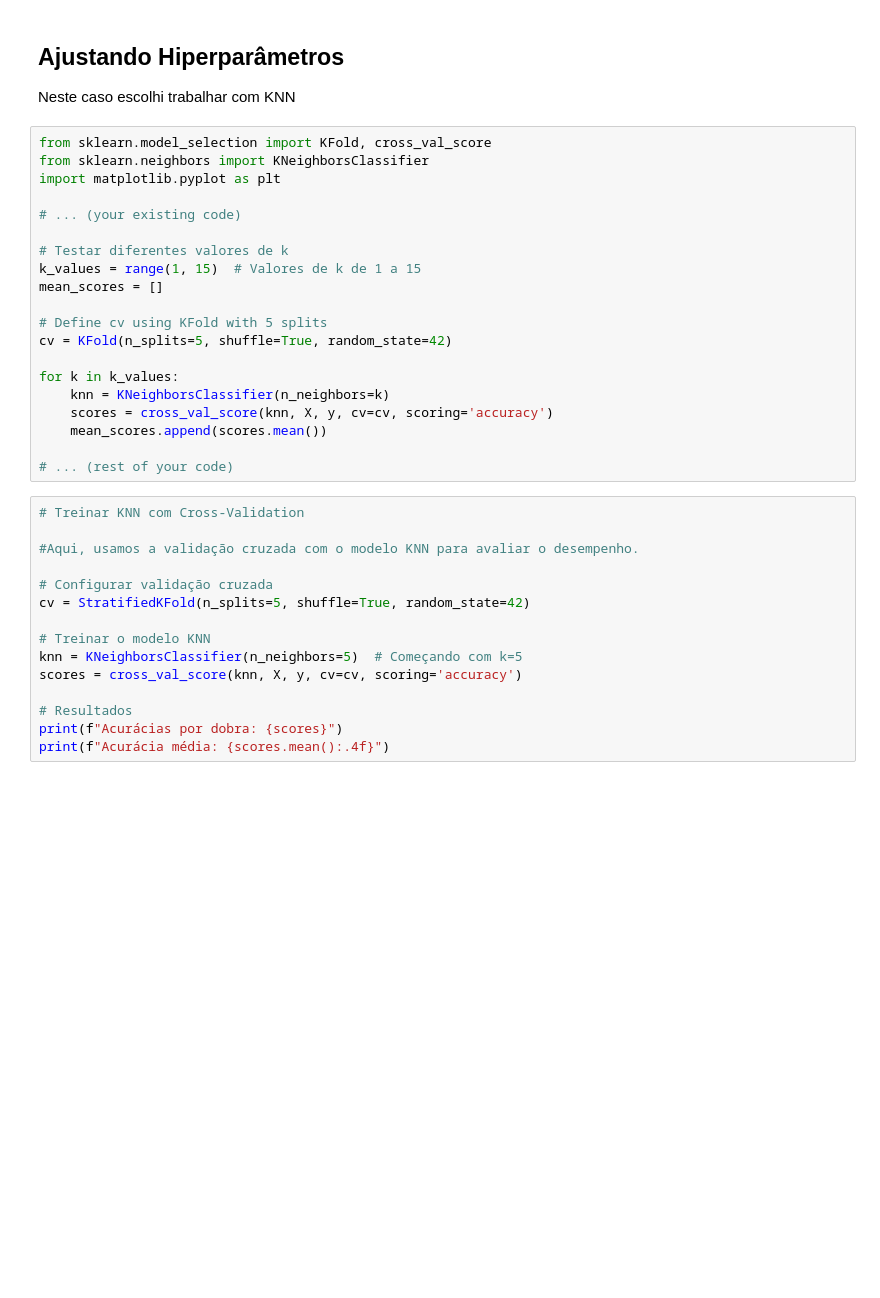
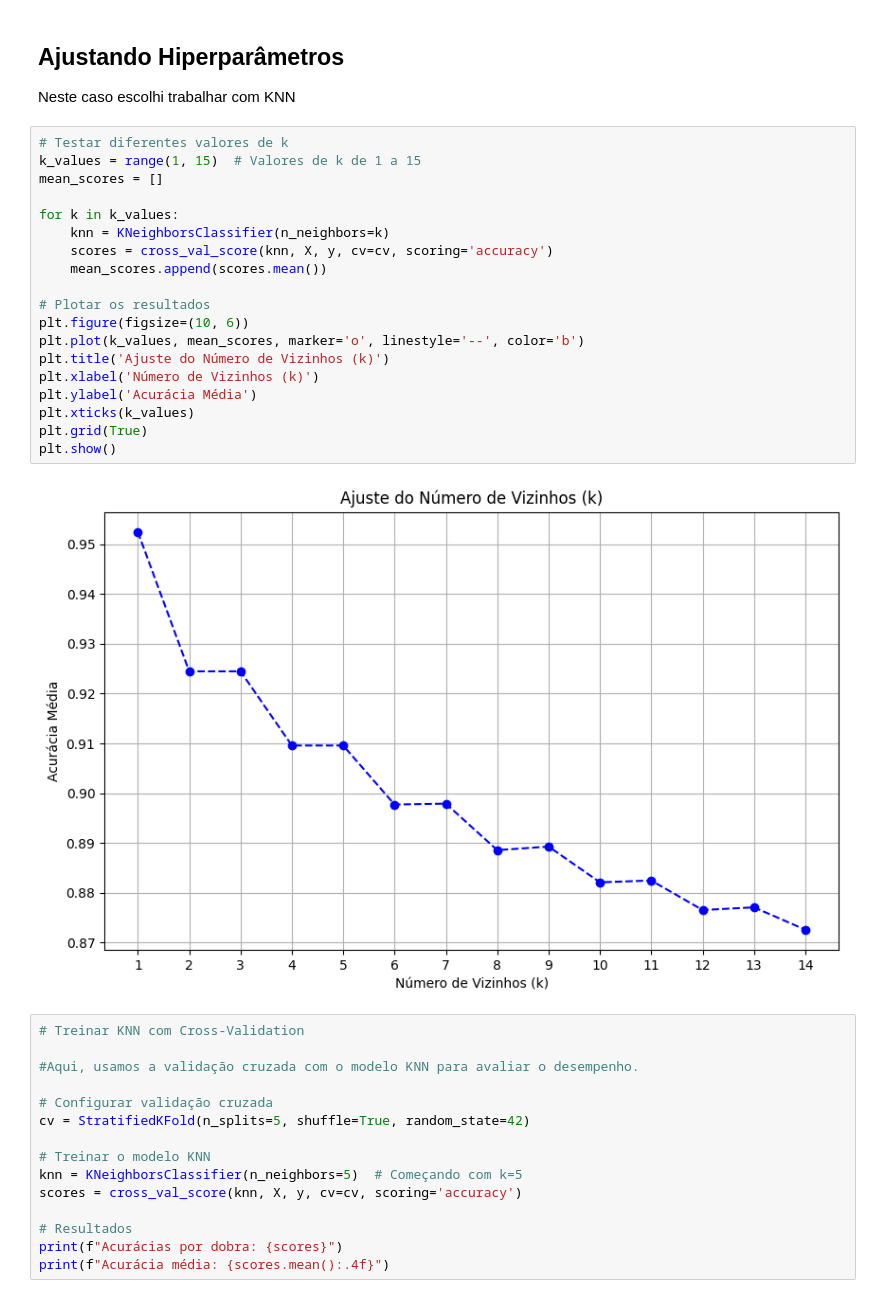
Before and after one commit to andrespeedwork/Machine-Learning-Analytics, a Jupyter notebook: Machine_Learning_e_Analytics.ipynb, the cells around one changed output. Saved outputs shown, nothing was run; the diff lists cells and outputs as text; blank space fills up the shorter version.

```diff
--- a/Machine_Learning_e_Analytics.ipynb
+++ b/Machine_Learning_e_Analytics.ipynb
@@ -256,25 +191,26 @@ plot_confusion_matrix(cm_rf, 'Random Forest Classifier')
 ## Ajustando Hiperparâmetros
 Neste caso escolhi trabalhar com KNN
 # %%
-from sklearn.model_selection import KFold, cross_val_score
-from sklearn.neighbors import KNeighborsClassifier
-import matplotlib.pyplot as plt
-
-# ... (your existing code)
-
 # Testar diferentes valores de k
 k_values = range(1, 15)  # Valores de k de 1 a 15
 mean_scores = []
-
-# Define cv using KFold with 5 splits
-cv = KFold(n_splits=5, shuffle=True, random_state=42)
 
 for k in k_values:
     knn = KNeighborsClassifier(n_neighbors=k)
     scores = cross_val_score(knn, X, y, cv=cv, scoring='accuracy')
     mean_scores.append(scores.mean())
 
-# ... (rest of your code)
+# Plotar os resultados
+plt.figure(figsize=(10, 6))
+plt.plot(k_values, mean_scores, marker='o', linestyle='--', color='b')
+plt.title('Ajuste do Número de Vizinhos (k)')
+plt.xlabel('Número de Vizinhos (k)')
+plt.ylabel('Acurácia Média')
+plt.xticks(k_values)
+plt.grid(True)
+plt.show()
+# %% [output]
+[figure, added]
 # %%
 # Treinar KNN com Cross-Validation
 
```
Also changed, not shown: parts of 3 cells of this notebook.
